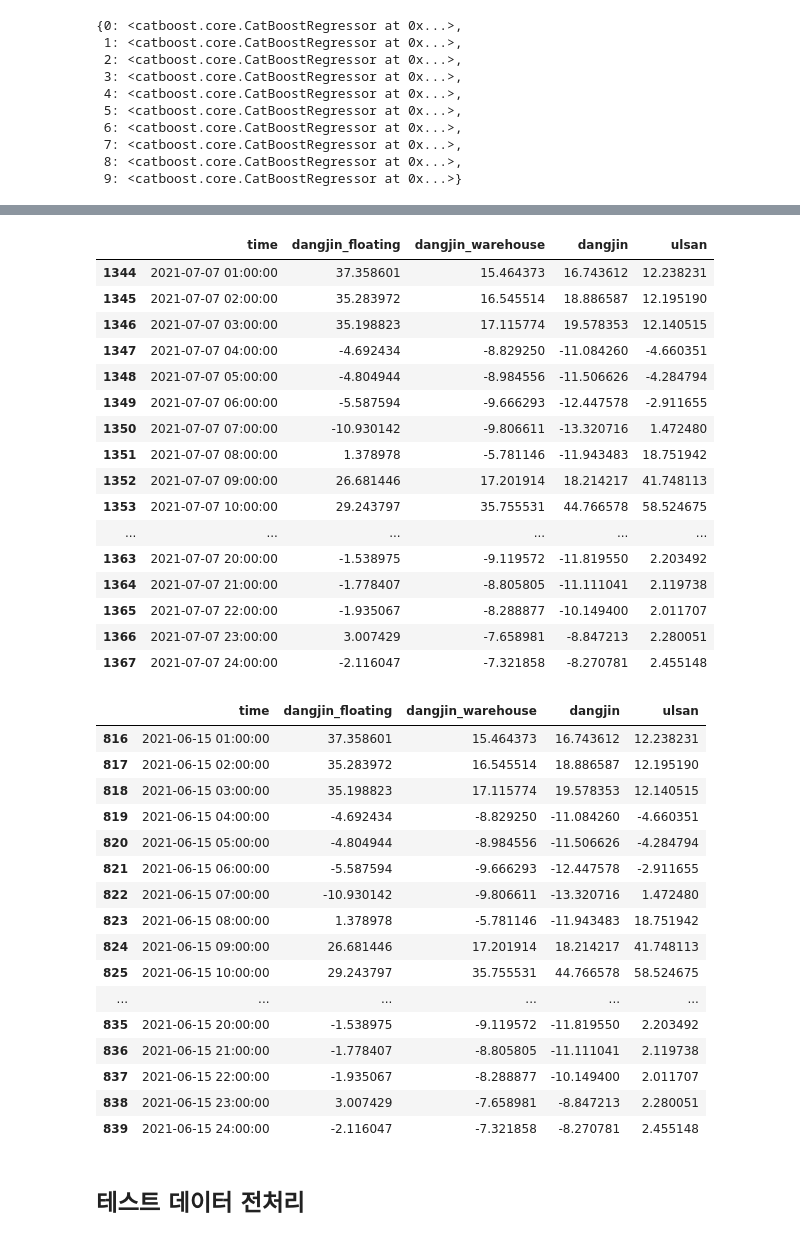
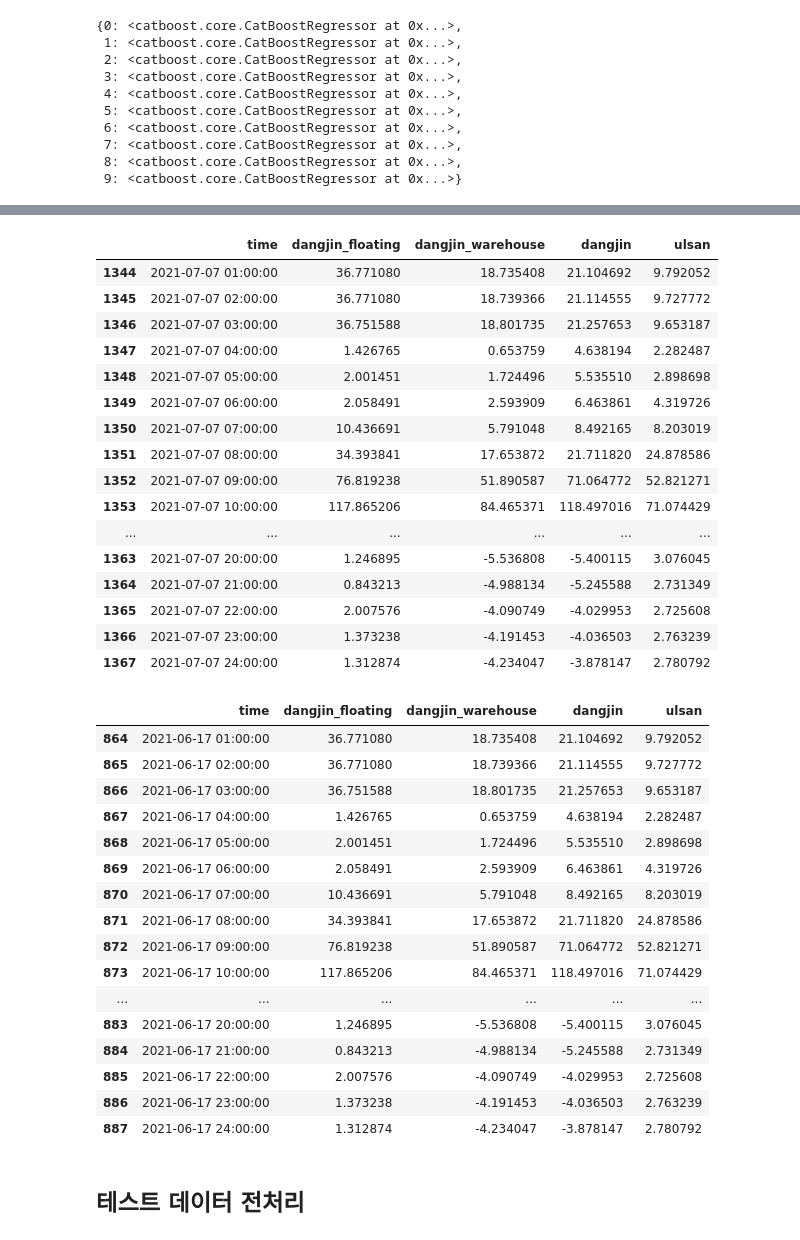
Before and after one commit to parkchanghyup/Dacon, a Jupyter notebook: 동서발전/동서발전_private.ipynb, the cells around one changed output, grey strips where cells are left out. Saved outputs shown, nothing was run; the diff lists cells and outputs as text; code cells hidden in the pictures.

```diff
--- a/동서발전/동서발전_private.ipynb
+++ b/동서발전/동서발전_private.ipynb
@@ -886,9 +886,9 @@ def private(nx,ny,fcst_day,date):
 #ulsan = 102, 83
 #nx, ny = '53','44'
 
-fcst_day='20210614'# 오늘 날짜
-date = '2021-06-15'  #내일 날짜
-day = 7 #6월 8일  = 1
+fcst_day='20210615'# 오늘 날짜
+date = '2021-06-16'  #내일 날짜
+day = 8 #6월 8일  = 1
 ulsan = private('102' ,'83' ,fcst_day,date)
 dangjin = private('53','44' ,fcst_day,date)
 # %% [output]
@@ -912,7 +912,7 @@ category:WindSpeed, WSD baseTime: 2300 , fcstTime: 0600 , fcstValue: 12
 # %%
 def test_datast(fcst_df):
-    start = '2021-06-15 0:00'
-    end = '2021-06-15 23:00'
+    start = '2021-06-16 0:00'
+    end = '2021-06-16 23:00'
 
     start_idx = fcst_df[fcst_df['Forecast_time']==start].index[0]
     end_idx = fcst_df[fcst_df['Forecast_time']==end].index[0]
@@ -1064,42 +1083,43 @@ Name: ulsan, dtype: float64
 submission.iloc[24*28+24*(day-1):24*28+24*day,:]
 # %% [output]
 |  | time | dangjin_floating | dangjin_warehouse | dangjin | ulsan |
-| 1344 | 2021-07-07 01:00:00 | 37.358601 | 15.464373 | 16.743612 | 12.238231 |
-| 1345 | 2021-07-07 02:00:00 | 35.283972 | 16.545514 | 18.886587 | 12.195190 |
-| 1346 | 2021-07-07 03:00:00 | 35.198823 | 17.115774 | 19.578353 | 12.140515 |
-| 1347 | 2021-07-07 04:00:00 | -4.692434 | -8.829250 | -11.084260 | -4.660351 |
-| 1348 | 2021-07-07 05:00:00 | -4.804944 | -8.984556 | -11.506626 | -4.284794 |
-| 1349 | 2021-07-07 06:00:00 | -5.587594 | -9.666293 | -12.447578 | -2.911655 |
-| 1350 | 2021-07-07 07:00:00 | -10.930142 | -9.806611 | -13.320716 | 1.472480 |
-| 1351 | 2021-07-07 08:00:00 | 1.378978 | -5.781146 | -11.943483 | 18.751942 |
-| 1352 | 2021-07-07 09:00:00 | 26.681446 | 17.201914 | 18.214217 | 41.748113 |
-| 1353 | 2021-07-07 10:00:00 | 29.243797 | 35.755531 | 44.766578 | 58.524675 |
+| 1344 | 2021-07-07 01:00:00 | 36.771080 | 18.735408 | 21.104692 | 9.792052 |
+| 1345 | 2021-07-07 02:00:00 | 36.771080 | 18.739366 | 21.114555 | 9.727772 |
+| 1346 | 2021-07-07 03:00:00 | 36.751588 | 18.801735 | 21.257653 | 9.653187 |
+| 1347 | 2021-07-07 04:00:00 | 1.426765 | 0.653759 | 4.638194 | 2.282487 |
+| 1348 | 2021-07-07 05:00:00 | 2.001451 | 1.724496 | 5.535510 | 2.898698 |
+| 1349 | 2021-07-07 06:00:00 | 2.058491 | 2.593909 | 6.463861 | 4.319726 |
+| 1350 | 2021-07-07 07:00:00 | 10.436691 | 5.791048 | 8.492165 | 8.203019 |
+| 1351 | 2021-07-07 08:00:00 | 34.393841 | 17.653872 | 21.711820 | 24.878586 |
+| 1352 | 2021-07-07 09:00:00 | 76.819238 | 51.890587 | 71.064772 | 52.821271 |
+| 1353 | 2021-07-07 10:00:00 | 117.865206 | 84.465371 | 118.497016 | 71.074429 |
 | ... | ... | ... | ... | ... | ... |
-| 1363 | 2021-07-07 20:00:00 | -1.538975 | -9.119572 | -11.819550 | 2.203492 |
-| 1364 | 2021-07-07 21:00:00 | -1.778407 | -8.805805 | -11.111041 | 2.119738 |
-| 1365 | 2021-07-07 22:00:00 | -1.935067 | -8.288877 | -10.149400 | 2.011707 |
-| 1366 | 2021-07-07 23:00:00 | 3.007429 | -7.658981 | -8.847213 | 2.280051 |
-| 1367 | 2021-07-07 24:00:00 | -2.116047 | -7.321858 | -8.270781 | 2.455148 |
+| 1363 | 2021-07-07 20:00:00 | 1.246895 | -5.536808 | -5.400115 | 3.076045 |
+| 1364 | 2021-07-07 21:00:00 | 0.843213 | -4.988134 | -5.245588 | 2.731349 |
+| 1365 | 2021-07-07 22:00:00 | 2.007576 | -4.090749 | -4.029953 | 2.725608 |
+| 1366 | 2021-07-07 23:00:00 | 1.373238 | -4.191453 | -4.036503 | 2.763239 |
+| 1367 | 2021-07-07 24:00:00 | 1.312874 | -4.234047 | -3.878147 | 2.780792 |
 # %%
+day= 9
 submission.iloc[24*28+24*(day-1):24*28+24*day,:]
 # %% [output]
 |  | time | dangjin_floating | dangjin_warehouse | dangjin | ulsan |
-| 816 | 2021-06-15 01:00:00 | 37.358601 | 15.464373 | 16.743612 | 12.238231 |
-| 817 | 2021-06-15 02:00:00 | 35.283972 | 16.545514 | 18.886587 | 12.195190 |
-| 818 | 2021-06-15 03:00:00 | 35.198823 | 17.115774 | 19.578353 | 12.140515 |
-| 819 | 2021-06-15 04:00:00 | -4.692434 | -8.829250 | -11.084260 | -4.660351 |
-| 820 | 2021-06-15 05:00:00 | -4.804944 | -8.984556 | -11.506626 | -4.284794 |
-| 821 | 2021-06-15 06:00:00 | -5.587594 | -9.666293 | -12.447578 | -2.911655 |
-| 822 | 2021-06-15 07:00:00 | -10.930142 | -9.806611 | -13.320716 | 1.472480 |
-| 823 | 2021-06-15 08:00:00 | 1.378978 | -5.781146 | -11.943483 | 18.751942 |
-| 824 | 2021-06-15 09:00:00 | 26.681446 | 17.201914 | 18.214217 | 41.748113 |
-| 825 | 2021-06-15 10:00:00 | 29.243797 | 35.755531 | 44.766578 | 58.524675 |
+| 864 | 2021-06-17 01:00:00 | 36.771080 | 18.735408 | 21.104692 | 9.792052 |
+| 865 | 2021-06-17 02:00:00 | 36.771080 | 18.739366 | 21.114555 | 9.727772 |
+| 866 | 2021-06-17 03:00:00 | 36.751588 | 18.801735 | 21.257653 | 9.653187 |
+| 867 | 2021-06-17 04:00:00 | 1.426765 | 0.653759 | 4.638194 | 2.282487 |
+| 868 | 2021-06-17 05:00:00 | 2.001451 | 1.724496 | 5.535510 | 2.898698 |
+| 869 | 2021-06-17 06:00:00 | 2.058491 | 2.593909 | 6.463861 | 4.319726 |
+| 870 | 2021-06-17 07:00:00 | 10.436691 | 5.791048 | 8.492165 | 8.203019 |
+| 871 | 2021-06-17 08:00:00 | 34.393841 | 17.653872 | 21.711820 | 24.878586 |
+| 872 | 2021-06-17 09:00:00 | 76.819238 | 51.890587 | 71.064772 | 52.821271 |
+| 873 | 2021-06-17 10:00:00 | 117.865206 | 84.465371 | 118.497016 | 71.074429 |
 | ... | ... | ... | ... | ... | ... |
-| 835 | 2021-06-15 20:00:00 | -1.538975 | -9.119572 | -11.819550 | 2.203492 |
-| 836 | 2021-06-15 21:00:00 | -1.778407 | -8.805805 | -11.111041 | 2.119738 |
-| 837 | 2021-06-15 22:00:00 | -1.935067 | -8.288877 | -10.149400 | 2.011707 |
-| 838 | 2021-06-15 23:00:00 | 3.007429 | -7.658981 | -8.847213 | 2.280051 |
-| 839 | 2021-06-15 24:00:00 | -2.116047 | -7.321858 | -8.270781 | 2.455148 |
+| 883 | 2021-06-17 20:00:00 | 1.246895 | -5.536808 | -5.400115 | 3.076045 |
+| 884 | 2021-06-17 21:00:00 | 0.843213 | -4.988134 | -5.245588 | 2.731349 |
+| 885 | 2021-06-17 22:00:00 | 2.007576 | -4.090749 | -4.029953 | 2.725608 |
+| 886 | 2021-06-17 23:00:00 | 1.373238 | -4.191453 | -4.036503 | 2.763239 |
+| 887 | 2021-06-17 24:00:00 | 1.312874 | -4.234047 | -3.878147 | 2.780792 |
 # %%
 submission.to_csv(fcst_day+'.csv',index=False)
 # %% [markdown]
```
Also changed, not shown: parts of 5 cells of this notebook.
